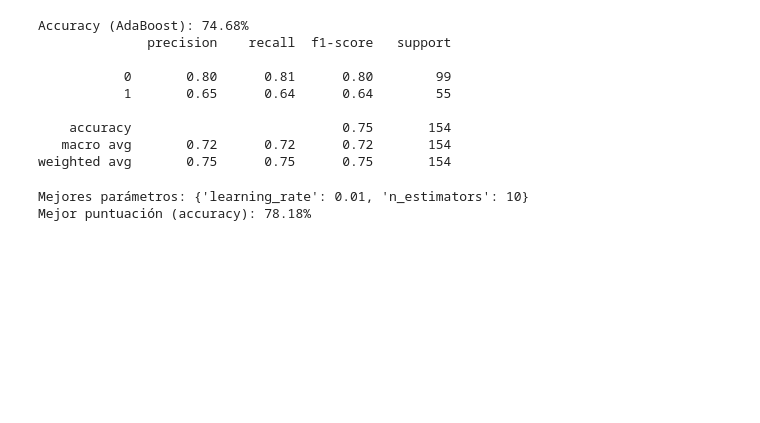
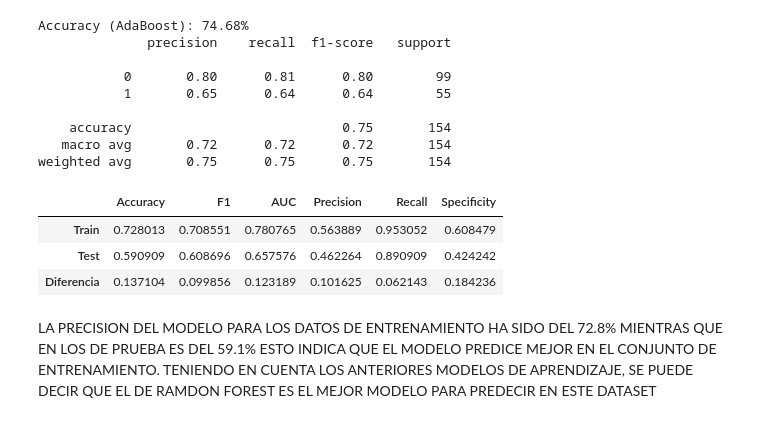
Before and after one commit to Asarotto/Xboosting, a Jupyter notebook: src/explore.ipynb, the cells around one changed output. Drawn from its saved outputs; the diff is of its cells as text; code cells hidden in the pictures; blank space fills up the shorter version.

```diff
--- a/src/explore.ipynb
+++ b/src/explore.ipynb
@@ -460,15 +456,3 @@ Accuracy (AdaBoost): 74.68%
     accuracy                           0.75       154
    macro avg       0.72      0.72      0.72       154
 weighted avg       0.75      0.75      0.75       154
-# %%
-grid_search = GridSearchCV(estimator=ada_boost, param_grid=param_grid, cv=5, scoring='accuracy')
-
-grid_search.fit(X_train, y_train)
-best_params = grid_search.best_params_
-best_score = grid_search.best_score_
-
-print(f"Mejores parámetros: {best_params}")
-print(f"Mejor puntuación (accuracy): {best_score:.2%}")
-# %% [output]
-Mejores parámetros: {'learning_rate': 0.01, 'n_estimators': 10}
-Mejor puntuación (accuracy): 78.18%
@@ -474,0 +568,27 @@ Mejor puntuación (accuracy): 78.18%
+# %%
+# Cargamos el conjunto de datos de ejemplo (breast cancer)
+X_train = df.drop(["Outcome"], axis = 1)
+y_train = df["Outcome"]
+X_test = df.drop(["Outcome"], axis = 1)
+y_test = df["Outcome"]
+
+# Dividimos los datos en conjuntos de entrenamiento y prueba
+X_train, X_test, y_train, y_test = train_test_split(X, y, test_size=0.2, random_state=42)
+
+# Entrenamos el modelo de Boosting
+clf = CustomBoosting(n_estimators=10, learning_rate=0.01, max_depth=7, min_samples_leaf=7, max_features=X_train.shape[1]//2)
+clf.fit(X_train, y_train)
+
+# Realizamos predicciones en el conjunto de entrenamiento y prueba
+test_pred = clf.predict(X_test)
+train_pred = clf.predict(X_train)
+
+# Evaluamos el rendimiento del modelo
+get_metrics(y_train, y_test, train_pred, test_pred)
+# %% [output]
+|  | Accuracy | F1 | AUC | Precision | Recall | Specificity |
+| Train | 0.728013 | 0.708551 | 0.780765 | 0.563889 | 0.953052 | 0.608479 |
+| Test | 0.590909 | 0.608696 | 0.657576 | 0.462264 | 0.890909 | 0.424242 |
+| Diferencia | 0.137104 | 0.099856 | 0.123189 | 0.101625 | 0.062143 | 0.184236 |
+# %% [markdown]
+LA PRECISION DEL MODELO PARA LOS DATOS DE ENTRENAMIENTO HA SIDO DEL 72.8% MIENTRAS QUE EN LOS DE PRUEBA ES DEL 59.1% ESTO INDICA QUE EL MODELO PREDICE MEJOR EN EL CONJUNTO DE ENTRENAMIENTO. TENIENDO EN CUENTA LOS ANTERIORES MODELOS DE APRENDIZAJE, SE PUEDE DECIR QUE EL DE RAMDON FOREST ES EL MEJOR MODELO PARA PREDECIR EN ESTE DATASET
```
Also changed, not shown: parts of 5 cells of this notebook, 1 other file.
